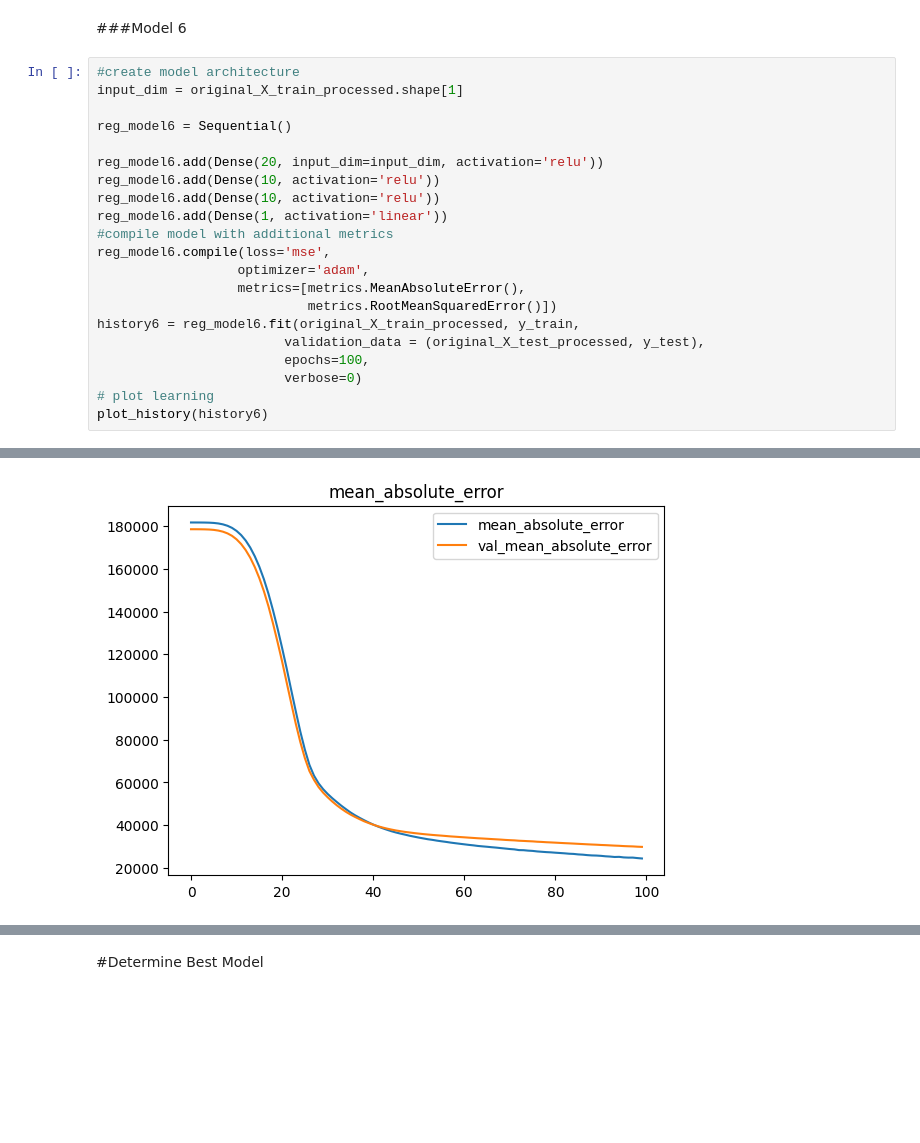
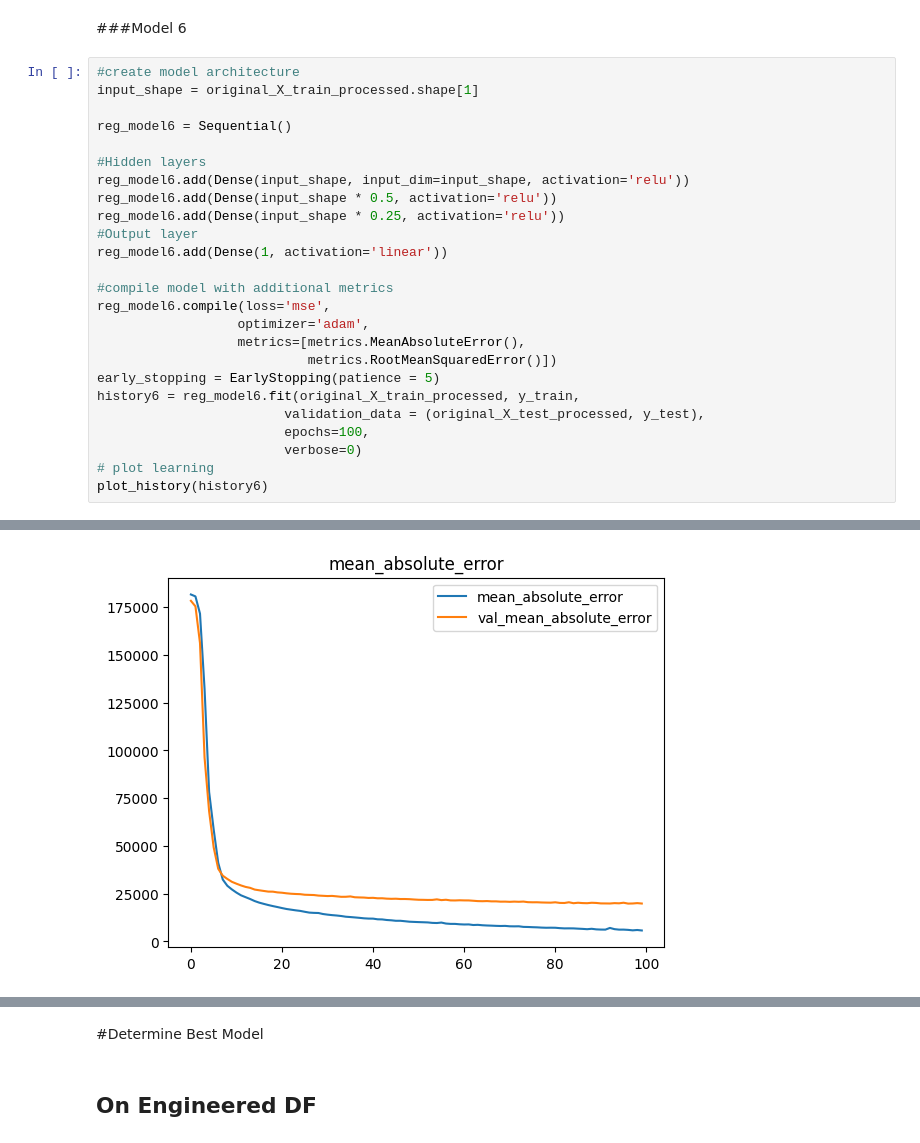
Before and after one commit to hawkeyedatatsai/Neural-Network-Kaggle-Challenge, a Jupyter notebook: 8_Neural_Network_Kaggle_Exercise_(Core).ipynb, the cells around one changed output, grey strips where cells are left out. Saved outputs shown, nothing was run; the diff lists cells and outputs as text; blank space fills up the shorter version.

```diff
--- a/8_Neural_Network_Kaggle_Exercise_(Core).ipynb
+++ b/8_Neural_Network_Kaggle_Exercise_(Core).ipynb
@@ -551,19 +576,23 @@ plot_history(history5)
 ###Model 6
 # %%
 #create model architecture
-input_dim = original_X_train_processed.shape[1]
+input_shape = original_X_train_processed.shape[1]
 
 reg_model6 = Sequential()
 
-reg_model6.add(Dense(20, input_dim=input_dim, activation='relu'))
-reg_model6.add(Dense(10, activation='relu'))
-reg_model6.add(Dense(10, activation='relu'))
+#Hidden layers
+reg_model6.add(Dense(input_shape, input_dim=input_shape, activation='relu'))
+reg_model6.add(Dense(input_shape * 0.5, activation='relu'))
+reg_model6.add(Dense(input_shape * 0.25, activation='relu'))
+#Output layer
 reg_model6.add(Dense(1, activation='linear'))
+
 #compile model with additional metrics
 reg_model6.compile(loss='mse',
                   optimizer='adam',
                   metrics=[metrics.MeanAbsoluteError(),
                            metrics.RootMeanSquaredError()])
+early_stopping = EarlyStopping(patience = 5)
 history6 = reg_model6.fit(original_X_train_processed, y_train,
                         validation_data = (original_X_test_processed, y_test),
                         epochs=100,
@@ -575 +604 @@ plot_history(history6)
-[figure, old version]
+[figure, new version]
@@ -577,5 +606,7 @@ plot_history(history6)
 # %% [markdown]
 #Determine Best Model
+# %% [markdown]
+## On Engineered DF
 # %%
 # evaluate model
 print('Model 1 Metrics')
```
Also changed, not shown: parts of 20 cells of this notebook.
